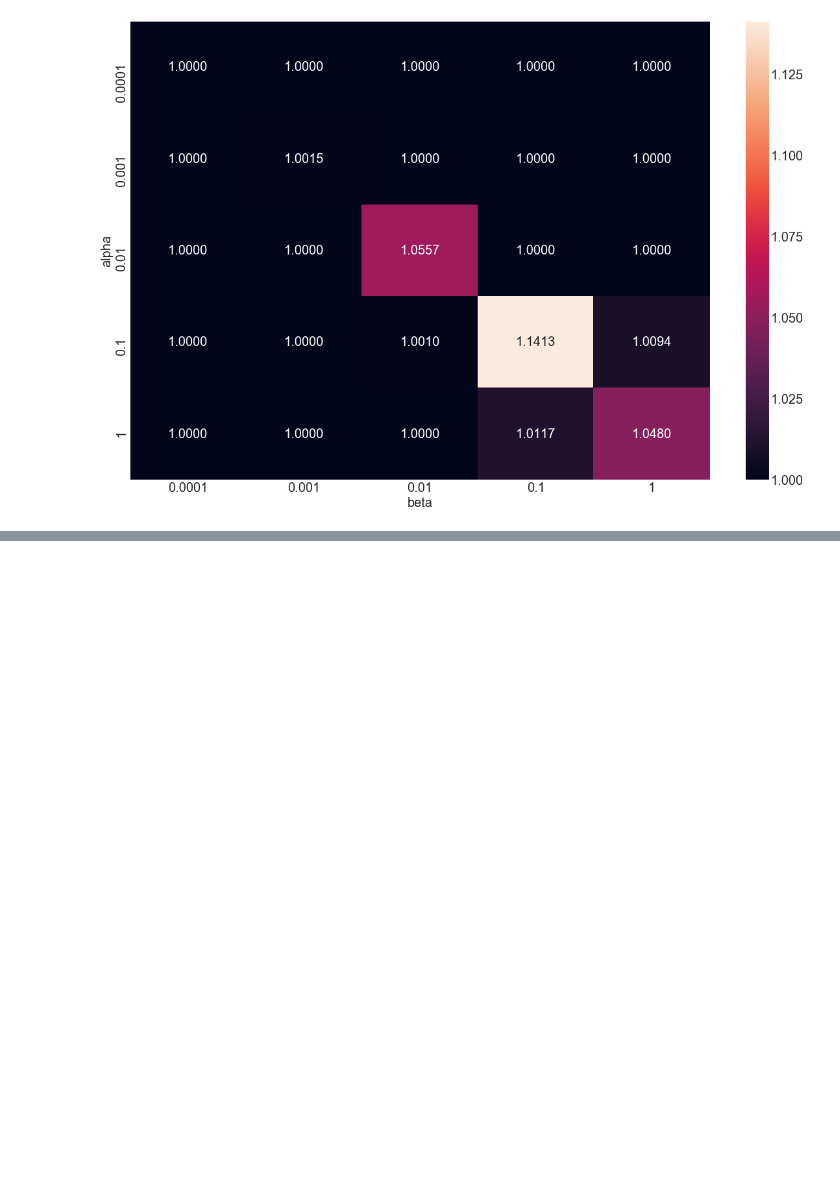
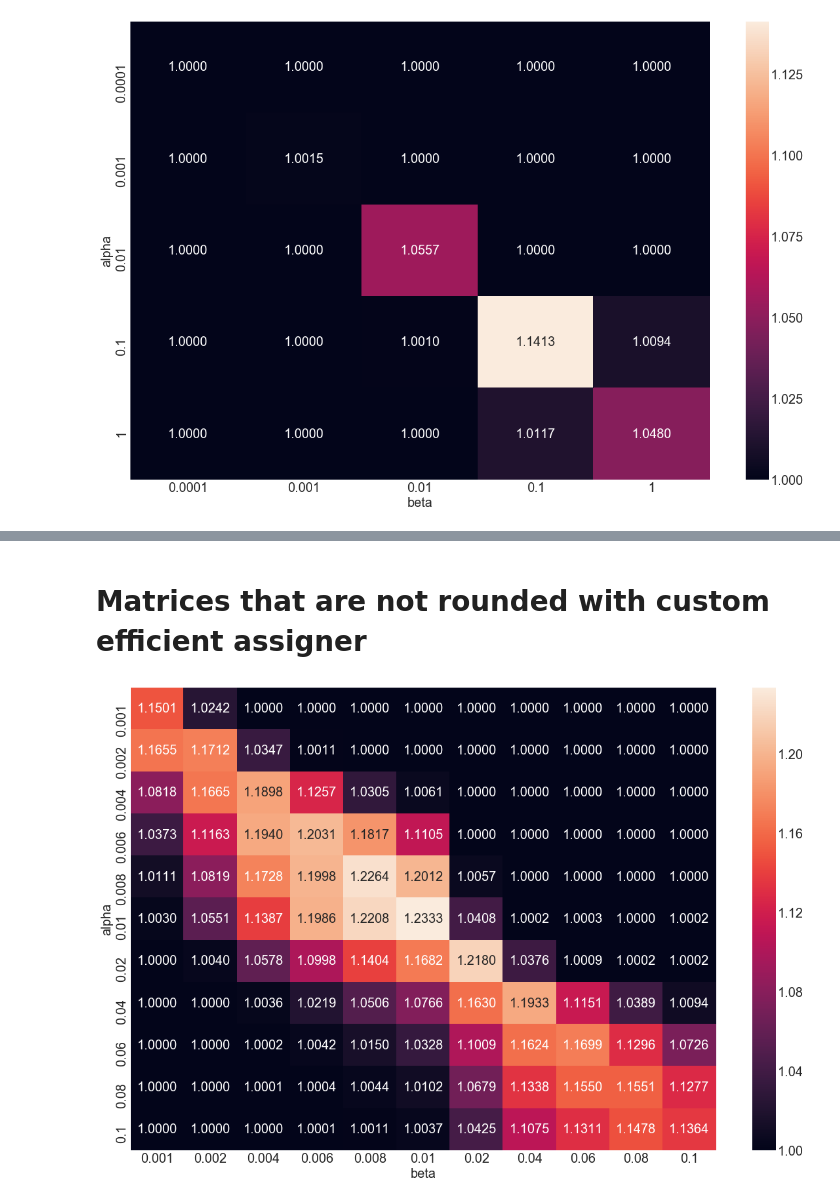
Before and after one commit to KrisNguyen135/FairBayesianOpt, a Jupyter notebook: notebooks/Homelessness/04_24_week/04 17 - Average PoF heatmap - small alphas and betas.ipynb, the cells around one changed output, grey strips where cells are left out. Cells and saved outputs as stored; diff of their text form; code cells hidden in the pictures; blank space fills up the shorter version.

Commit message:
new efficient assigner

```diff
--- a/notebooks/Homelessness/04_24_week/04 17 - Average PoF heatmap - small alphas and betas.ipynb
+++ b/notebooks/Homelessness/04_24_week/04 17 - Average PoF heatmap - small alphas and betas.ipynb
@@ -163,0 +124,14 @@ array([[0.00000000e+00, 0.00000000e+00, 0.00000000e+00, 0.00000000e+00,
+# %% [markdown]
+# Matrices that are not rounded with custom efficient assigner
+# %%
+sns.heatmap(
+    np.mean(pof_pop, axis=2),
+    annot=True, fmt='.4f',
+    xticklabels=BETAS, yticklabels=ALPHAS
+)
+plt.ylabel('alpha')
+plt.xlabel('beta')
+
+plt.show()
+# %% [output]
+[figure, added]
```
Also changed, not shown: parts of 10 cells of this notebook, 1 other file.
